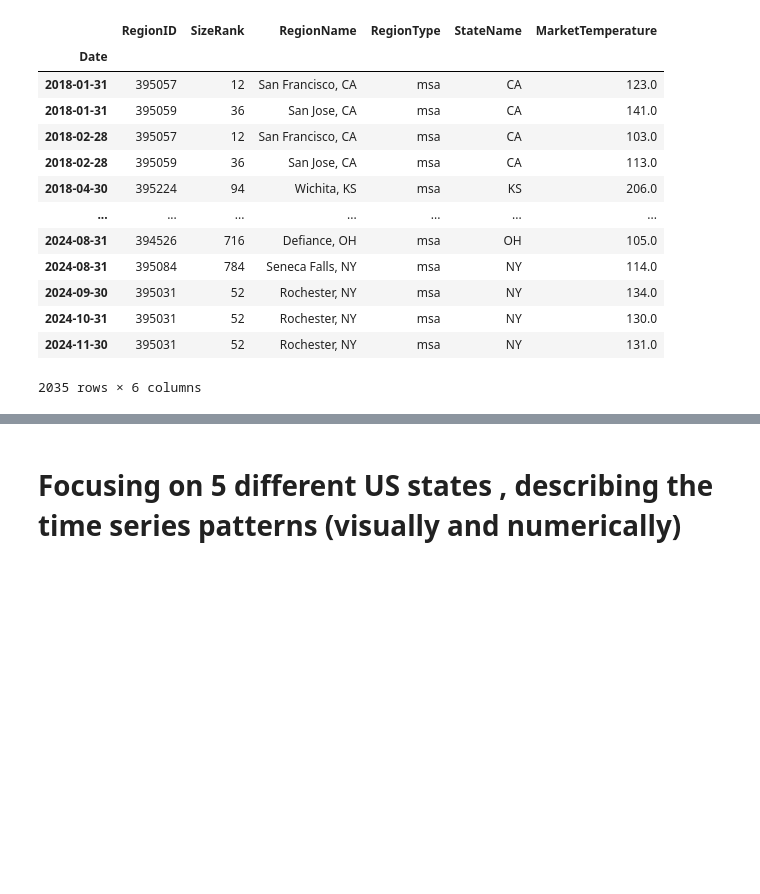
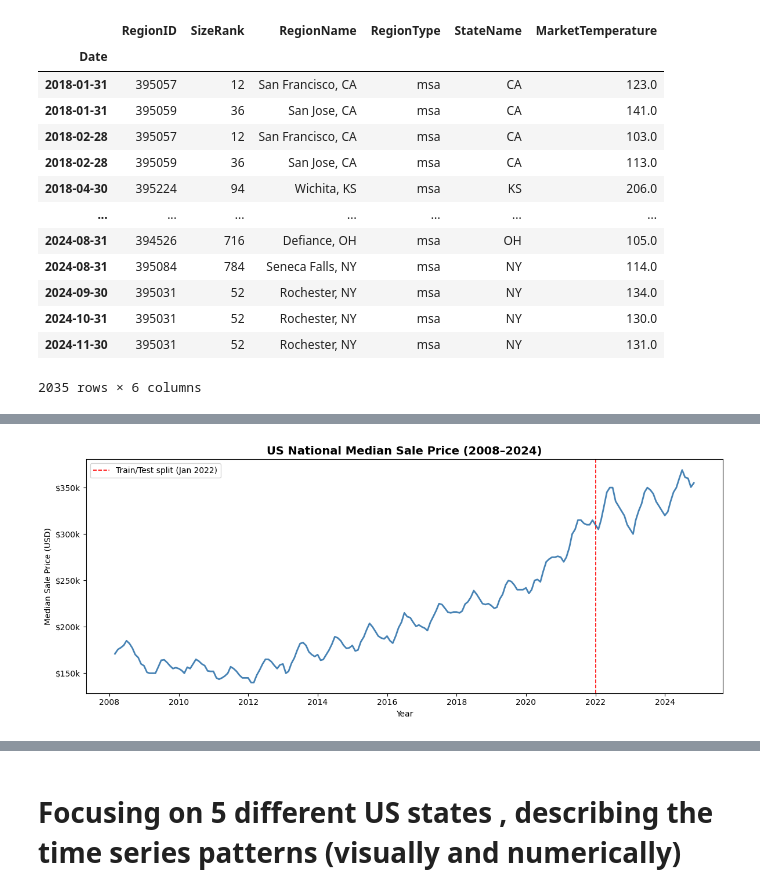
Before and after one commit to Onath/PropertyPriceForecasting, a Jupyter notebook: property_price_forecasting.ipynb, the cells around one changed output, grey strips where cells are left out. Cells and saved outputs as stored; diff of their text form; code cells hidden in the pictures; blank space fills up the shorter version.

```diff
--- a/property_price_forecasting.ipynb
+++ b/property_price_forecasting.ipynb
@@ -582,0 +723,5 @@ plt.show()
+# %%
+us_price = df_sale_price_updated[
+    (df_sale_price_updated['RegionName'] == 'United States') &
+    (df_sale_price_updated['RegionType'] == 'country')
+]
@@ -582,0 +745,16 @@ plt.show()
+# %%
+fig, ax = plt.subplots(figsize=(12, 5))
+
+ax.plot(us_price.index, us_price['MedianSalePrice'], color='steelblue', linewidth=2)
+
+ax.axvline(pd.Timestamp('2022-01-01'), color='red', linestyle='--', linewidth=1.2, label='Train/Test split (Jan 2022)')
+
+ax.set_title('US National Median Sale Price (2008–2024)', fontsize=14, weight='bold')
+ax.set_xlabel('Year')
+ax.set_ylabel('Median Sale Price (USD)')
+ax.yaxis.set_major_formatter(ticker.FuncFormatter(lambda x, _: f'${x/1e3:.0f}k'))
+ax.legend()
+plt.tight_layout()
+plt.show()
+# %% [output]
+[figure, added]
```
Also changed, not shown: parts of 30 cells of this notebook.
